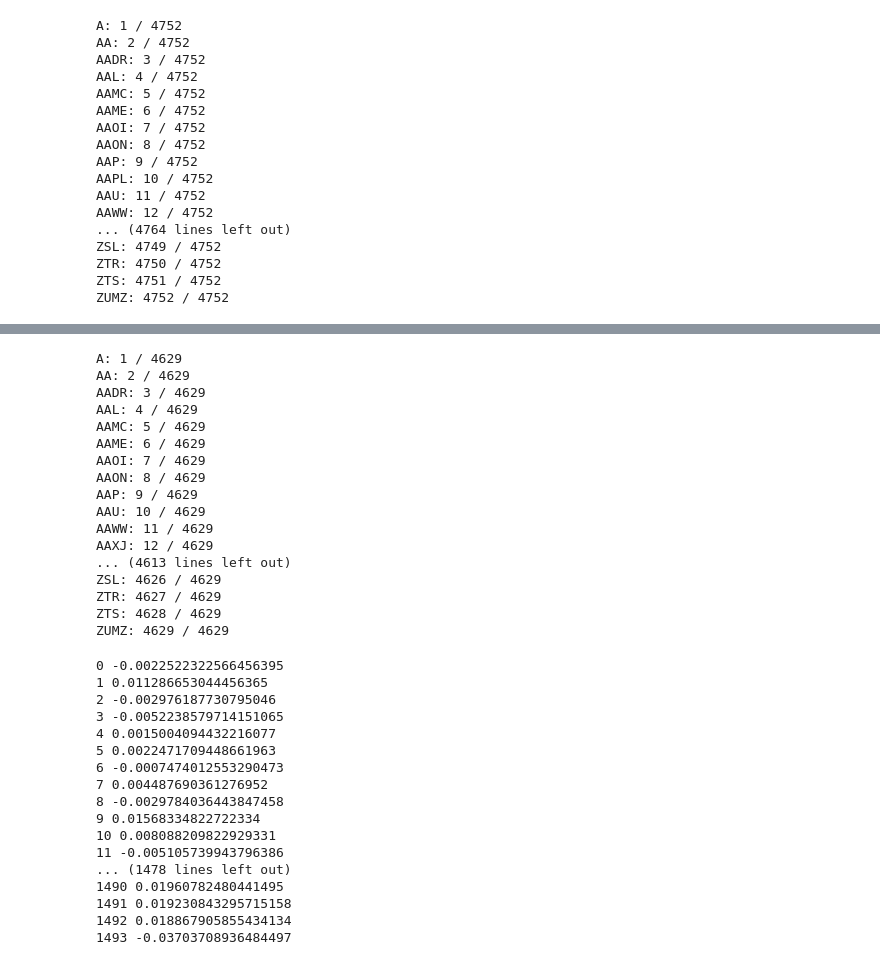
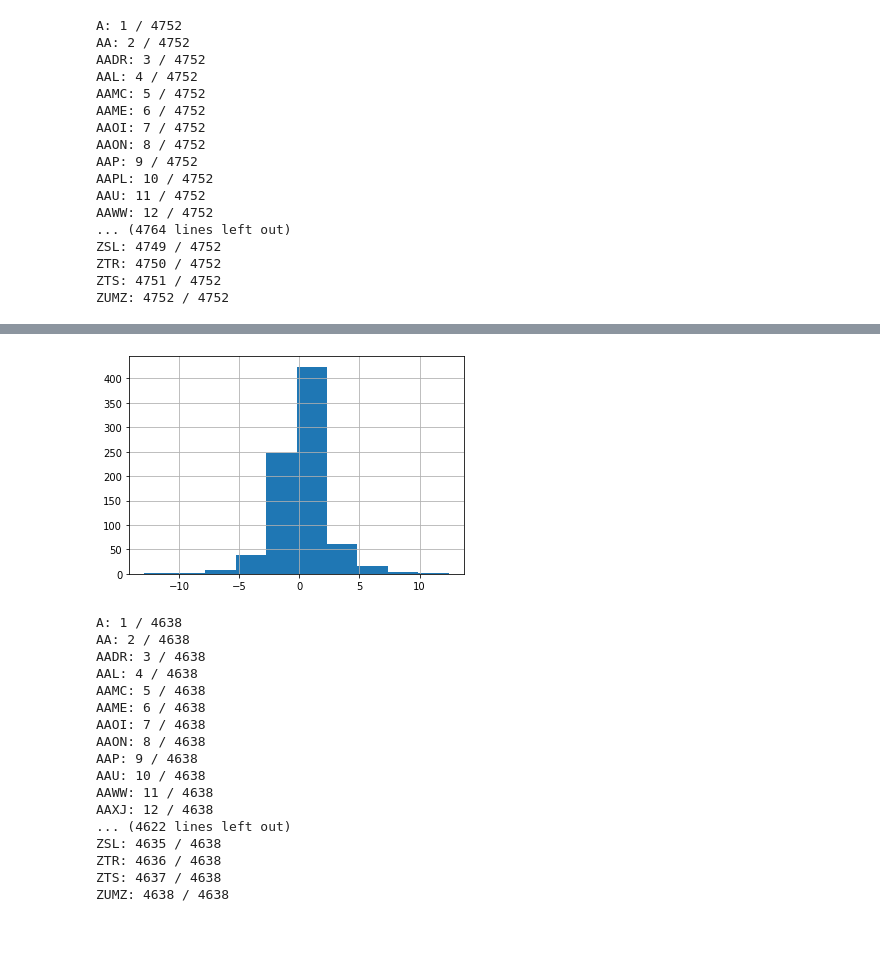
Before and after one commit to Bene939/News-Sentiment-based-Stock-Price-Forecasting, a Jupyter notebook: stock_forecasting_LSTM.ipynb, the cells around one changed output, grey strips where cells are left out. Drawn from its saved outputs; the diff is of its cells as text; code cells hidden in the pictures; blank space fills up the shorter version.

```diff
--- a/stock_forecasting_LSTM.ipynb
+++ b/stock_forecasting_LSTM.ipynb
@@ -212,3 +207,8 @@ plt.plot_date(dates, train_test_data['A']["train"]['Return'])
+# %%
+train_test_data['AT']["test"]['Return'].hist()
+plt.show()
+# %% [output]
+[figure, added]
 # %%
 # reformat dataset for using series of length T to predict the return
 seq_len = 10
@@ -216,6 +216,7 @@ train_data = {}
 test_data = {}
 for index, stock in enumerate(stock_list):
   train_data[stock] = {}
+  test_data[stock] = {}
   X_train = []
   Y_train = []
   X_test = []
@@ -226,52 +227,44 @@ for index, stock in enumerate(stock_list):
       X_train.append(x_train)
       y_train = train_test_data[stock]["train"]['Return'].iloc[time + seq_len]
       Y_train.append(y_train)
+  for time in range(len(train_test_data[stock]["test"]) - seq_len):
+    if train_test_data[stock]["test"]['Return'].iloc[time + seq_len] != 0:
+      x_test = train_test_data[stock]["test"].iloc[time:time + seq_len].drop(['Date', 'Stock', 'PrevClose', 'Close'], axis=1)
+      X_test.append(x_test)
+      y_test = train_test_data[stock]["test"]['Return'].iloc[time + seq_len]
+      Y_test.append(y_test)
 
   X_train = np.array(list(map(lambda x: x.to_numpy(), X_train)))
   X_train = X_train.reshape((-1, seq_len, 3))
   Y_train = np.array(Y_train)
 
+  X_test = np.array(list(map(lambda x: x.to_numpy(), X_test)))
+  X_test = X_test.reshape((-1, seq_len, 3))
+  Y_test = np.array(Y_test)
+
   train_data[stock]['input'] = X_train
   train_data[stock]['label'] = Y_train
 
+  test_data[stock]['input'] = X_test
+  test_data[stock]['label'] = Y_test
+
   print(f"{stock}: {index + 1} / {len(stock_list)}")
 # %% [output]
-A: 1 / 4629
-AA: 2 / 4629
-AADR: 3 / 4629
-AAL: 4 / 4629
-AAMC: 5 / 4629
-AAME: 6 / 4629
-AAOI: 7 / 4629
-AAON: 8 / 4629
-AAP: 9 / 4629
-AAU: 10 / 4629
-AAWW: 11 / 4629
-AAXJ: 12 / 4629
-... (4613 lines left out)
-ZSL: 4626 / 4629
-ZTR: 4627 / 4629
-ZTS: 4628 / 4629
-ZUMZ: 4629 / 4629
+A: 1 / 4638
+AA: 2 / 4638
+AADR: 3 / 4638
+AAL: 4 / 4638
+AAMC: 5 / 4638
+AAME: 6 / 4638
+AAOI: 7 / 4638
+AAON: 8 / 4638
+AAP: 9 / 4638
+AAU: 10 / 4638
+AAWW: 11 / 4638
+AAXJ: 12 / 4638
+... (4622 lines left out)
+ZSL: 4635 / 4638
+ZTR: 4636 / 4638
+ZTS: 4637 / 4638
+ZUMZ: 4638 / 4638
-# %%
-for index, label in enumerate(train_data['AT']['label']):
-  print(index, label)
-# %% [output]
-0 -0.0022522322566456395
-1 0.011286653044456365
-2 -0.002976187730795046
-3 -0.0052238579714151065
-4 0.0015004094432216077
-5 0.0022471709448661963
-6 -0.0007474012553290473
-7 0.004487690361276952
-8 -0.0029784036443847458
-9 0.01568334822722334
-10 0.008088209822929331
-11 -0.005105739943796386
-... (1478 lines left out)
-1490 0.01960782480441495
-1491 0.019230843295715158
-1492 0.018867905855434134
-1493 -0.03703708936484497
 # %%
```
Also changed, not shown: parts of 12 cells of this notebook.
